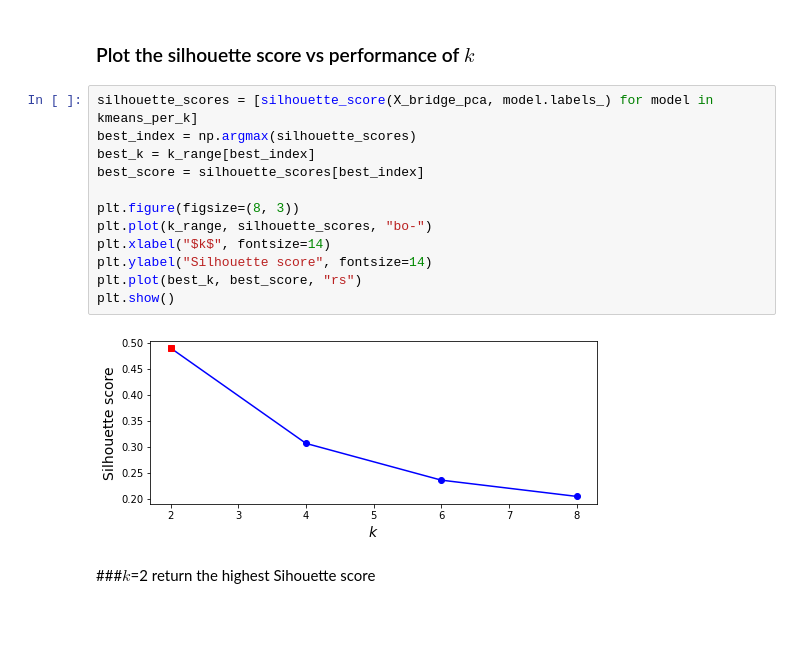
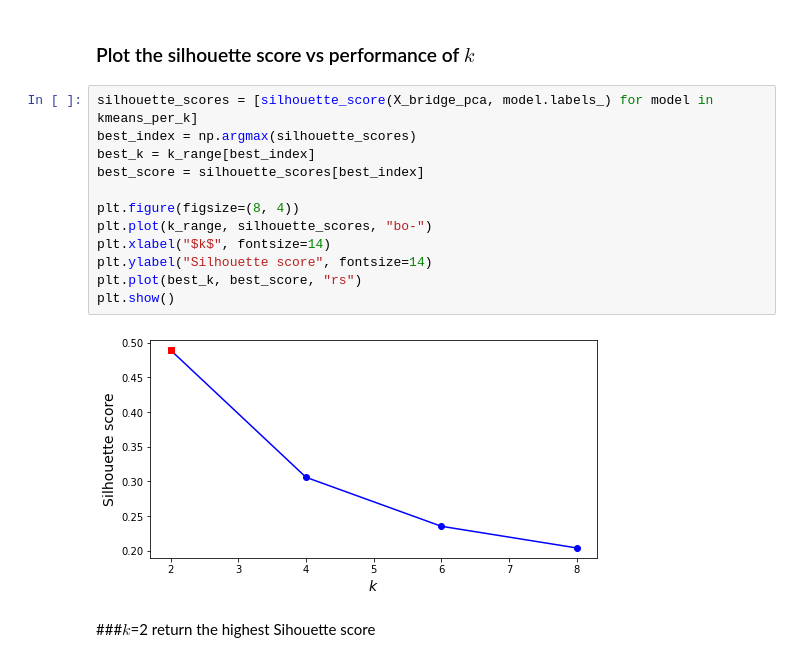
Before and after one commit to seansothey/DataScience-MachineLearning-Research, a Jupyter notebook: Project6_Unsupervised_Learning.ipynb, the cells around one changed output. Cells and saved outputs as stored; diff of their text form; blank space fills up the shorter version.

```diff
--- a/Project6_Unsupervised_Learning.ipynb
+++ b/Project6_Unsupervised_Learning.ipynb
@@ -346,17 +346,17 @@ k=8
 # %%
 silhouette_scores = [silhouette_score(X_bridge_pca, model.labels_) for model in kmeans_per_k]
 best_index = np.argmax(silhouette_scores)
 best_k = k_range[best_index]
 best_score = silhouette_scores[best_index]
 
-plt.figure(figsize=(8, 3))
+plt.figure(figsize=(8, 4))
 plt.plot(k_range, silhouette_scores, "bo-")
 plt.xlabel("$k$", fontsize=14)
 plt.ylabel("Silhouette score", fontsize=14)
 plt.plot(best_k, best_score, "rs")
 plt.show()
 # %% [output]
-[figure, old version]
+[figure, new version]
 # %% [markdown]
 ###$k$=2 return the highest Sihouette score
 # %%
```
Also changed, not shown: parts of 87 cells of this notebook.
